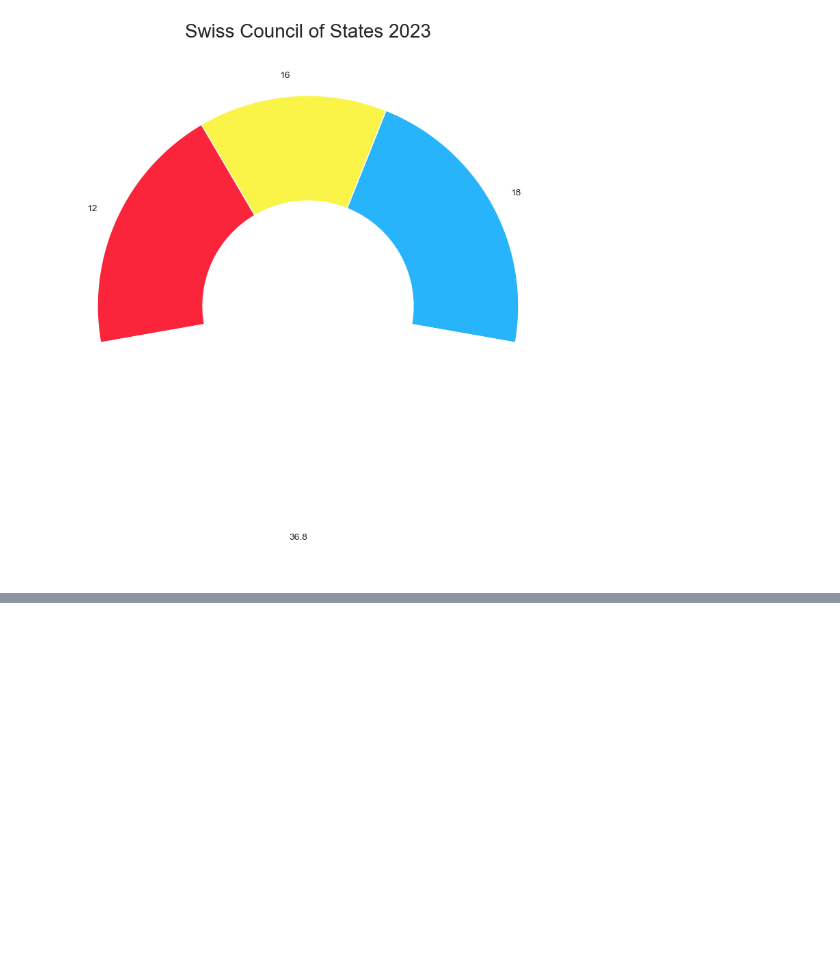
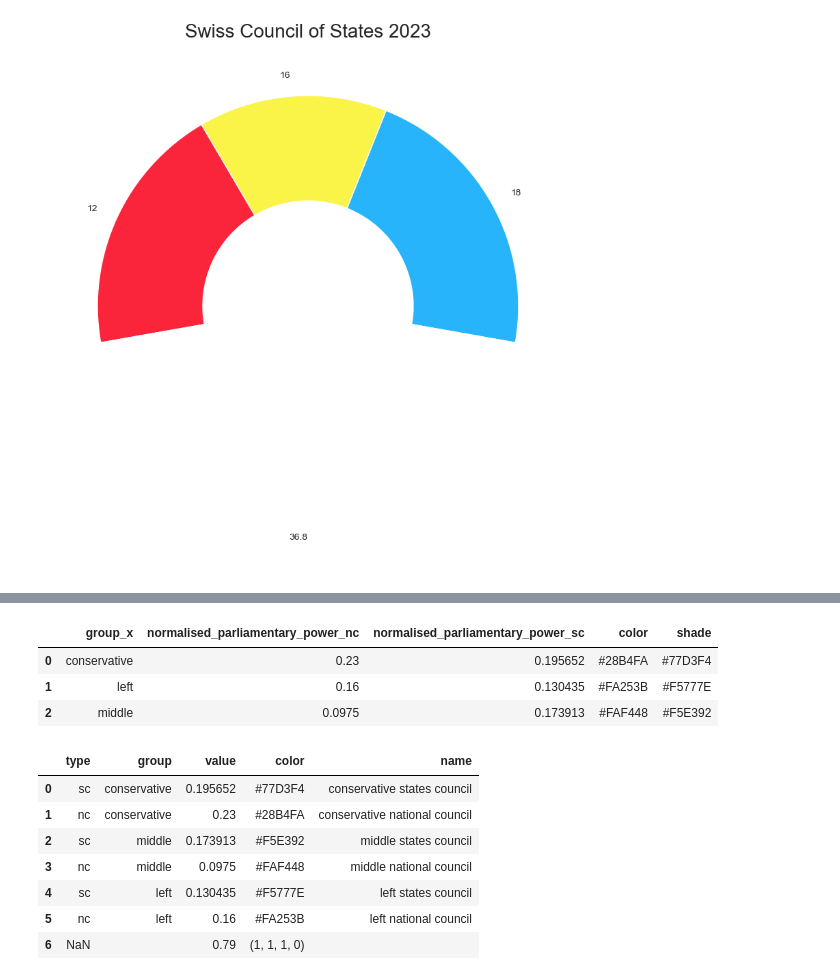
Before and after one commit to SilvanHSLU/swiss-elections, a Jupyter notebook: states_council.ipynb, the cells around one changed output, grey strips where cells are left out. Saved outputs shown, nothing was run; the diff lists cells and outputs as text; code cells hidden in the pictures; blank space fills up the shorter version.

```diff
--- a/states_council.ipynb
+++ b/states_council.ipynb
@@ -76,0 +108,46 @@ df_total
+# %%
+clean_df = chart_data.reset_index()
+clean_df
+# %% [output]
+|  | group_x | normalised_parliamentary_power_nc | normalised_parliamentary_power_sc | color | shade |
+| 0 | conservative | 0.23 | 0.195652 | #28B4FA | #77D3F4 |
+| 1 | left | 0.16 | 0.130435 | #FA253B | #F5777E |
+| 2 | middle | 0.0975 | 0.173913 | #FAF448 | #F5E392 |
+# %%
+nc_values = clean_df.set_index('group_x')['normalised_parliamentary_power_nc']
+nc_colors = clean_df.set_index('group_x')['color']
+sc_values = clean_df.set_index('group_x')['normalised_parliamentary_power_sc']
+sc_colors = clean_df.set_index('group_x')['shade']
+
+# Concatenate the 'nc' and 'sc' values and colors into one series each, with appropriate multi-level indexing
+combined_values = pd.concat([nc_values, sc_values], keys=['nc', 'sc'], names=['type', 'group']).sort_index(level='group')
+combined_colors = pd.concat([nc_colors, sc_colors], keys=['nc', 'sc'], names=['type', 'group']).sort_index(level='group')
+
+# Create a dataframe from the combined series
+pivoted_df = pd.DataFrame({
+       'value': combined_values.values,
+       'color': combined_colors.values
+}, index=combined_values.index).reset_index()
+
+# Show the pivoted dataframe
+#Reindex that the group order is conservative, middle, left
+pivoted_df = pivoted_df.reindex([1, 0, 5, 4, 3, 2])
+#Add an empty row at the end
+new_row = pd.DataFrame({'group': [''], 'value': [pivoted_df['value'].sum()/1.25], 'color': [party_information.COLOR_DICT['']]})
+pivoted_df = pd.concat([pivoted_df, new_row], ignore_index=True)
+#Combine type and group columns to group
+pivoted_df['name'] = np.where(pivoted_df['type'] == 'sc',
+                              pivoted_df['group'] + ' states council',
+                              pivoted_df['group'] + ' national council')
+#Set the name of the empty row to ''
+pivoted_df.loc[pivoted_df['group'] == '', 'name'] = ''
+pivoted_df
+# %% [output]
+|  | type | group | value | color | name |
+| 0 | sc | conservative | 0.195652 | #77D3F4 | conservative states council |
+| 1 | nc | conservative | 0.23 | #28B4FA | conservative national council |
+| 2 | sc | middle | 0.173913 | #F5E392 | middle states council |
+| 3 | nc | middle | 0.0975 | #FAF448 | middle national council |
+| 4 | sc | left | 0.130435 | #F5777E | left states council |
+| 5 | nc | left | 0.16 | #FA253B | left national council |
+| 6 | NaN |  | 0.79 | (1, 1, 1, 0) |  |
```
Also changed, not shown: parts of 8 cells of this notebook, 5 other files.
